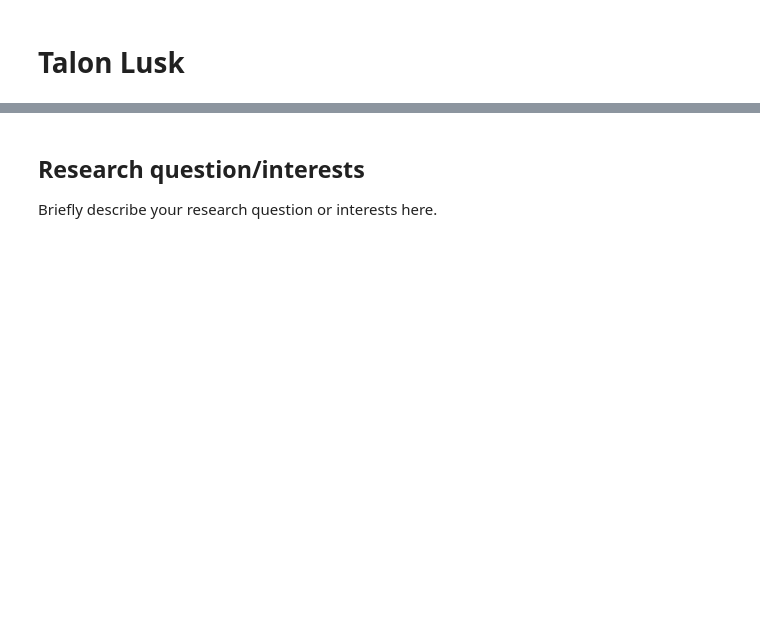
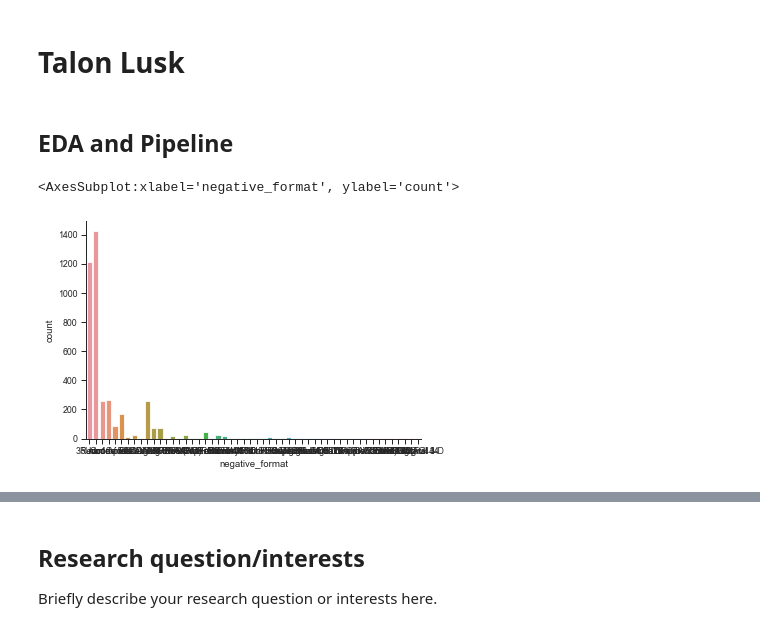
Before and after one commit to ubco-W2022T1-cosc301/project-group16, a Jupyter notebook: notebooks/analysis1.ipynb, the cells around one changed output, grey strips where cells are left out. Saved outputs shown, nothing was run; the diff lists cells and outputs as text; code cells hidden in the pictures; blank space fills up the shorter version.

```diff
--- a/notebooks/analysis1.ipynb
+++ b/notebooks/analysis1.ipynb
@@ -1,2 +1,4 @@
 # %% [markdown]
 # Talon Lusk
+# %% [markdown]
+## EDA and Pipeline
@@ -2,0 +7,7 @@
+# %%
+df_clean = load_and_process("../data/raw/top_directors.csv")
+
+sns.countplot(df_clean, x="negative_format")
+# %% [output]
+<AxesSubplot:xlabel='negative_format', ylabel='count'>
+[figure, added]
```
Also changed, not shown: parts of 4 cells of this notebook, 1 other file.
